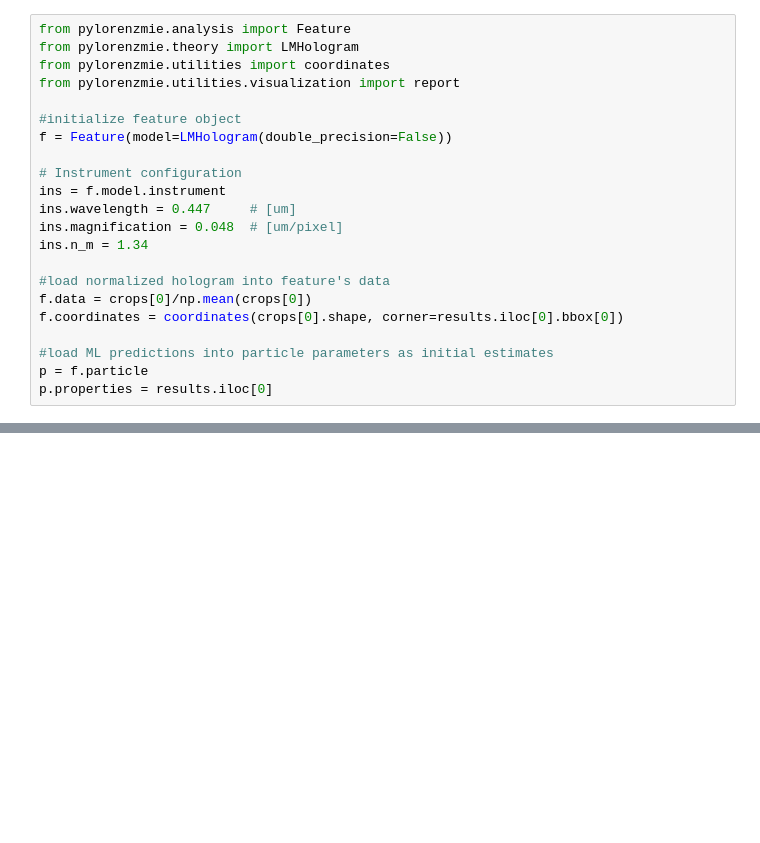
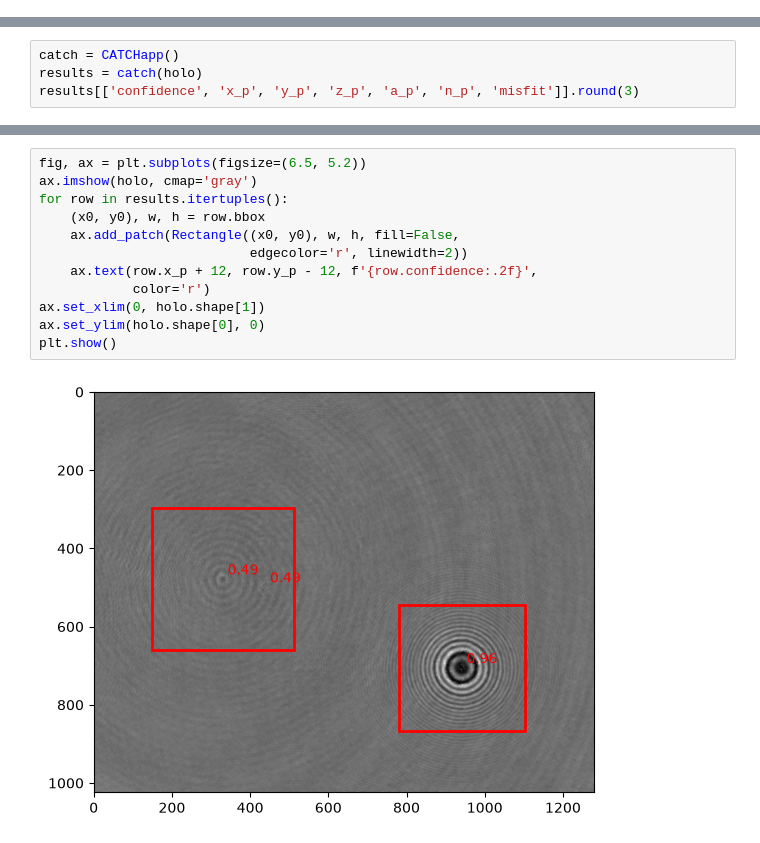
Before and after one commit to laltman2/CATCH, a Jupyter notebook: tutorials/Using_CATCH.ipynb, the cells around one changed output, grey strips where cells are left out. Saved outputs shown, nothing was run; the diff lists cells and outputs as text; blank space fills up the shorter version.

```diff
--- a/tutorials/Using_CATCH.ipynb
+++ b/tutorials/Using_CATCH.ipynb
@@ -102,22 +0,0 @@ From here, you may be interested in refining these parameter estimates using the
-# %%
-from pylorenzmie.analysis import Feature
-from pylorenzmie.theory import LMHologram
-from pylorenzmie.utilities import coordinates
-from pylorenzmie.utilities.visualization import report
-
-#initialize feature object
-f = Feature(model=LMHologram(double_precision=False))
-
-# Instrument configuration
-ins = f.model.instrument
-ins.wavelength = 0.447     # [um]
-ins.magnification = 0.048  # [um/pixel]
-ins.n_m = 1.34
-
-#load normalized hologram into feature's data
-f.data = crops[0]/np.mean(crops[0])
-f.coordinates = coordinates(crops[0].shape, corner=results.iloc[0].bbox[0])
-
-#load ML predictions into particle parameters as initial estimates
-p = f.particle
-p.properties = results.iloc[0]
@@ -148,0 +38,4 @@ Text(0.5, 1.0, 'Residuals')
+# %%
+catch = CATCHapp()
+results = catch(holo)
+results[['confidence', 'x_p', 'y_p', 'z_p', 'a_p', 'n_p', 'misfit']].round(3)
@@ -148,0 +73,14 @@ Text(0.5, 1.0, 'Residuals')
+# %%
+fig, ax = plt.subplots(figsize=(6.5, 5.2))
+ax.imshow(holo, cmap='gray')
+for row in results.itertuples():
+    (x0, y0), w, h = row.bbox
+    ax.add_patch(Rectangle((x0, y0), w, h, fill=False,
+                           edgecolor='r', linewidth=2))
+    ax.text(row.x_p + 12, row.y_p - 12, f'{row.confidence:.2f}',
+            color='r')
+ax.set_xlim(0, holo.shape[1])
+ax.set_ylim(holo.shape[0], 0)
+plt.show()
+# %% [output]
+[figure, added]
```
Also changed, not shown: parts of 39 cells of this notebook, 4 other files.
